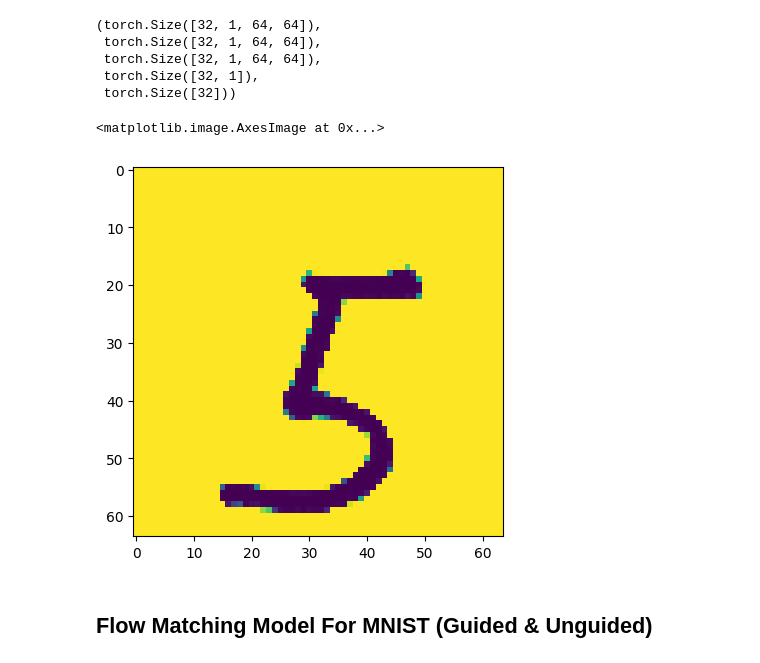
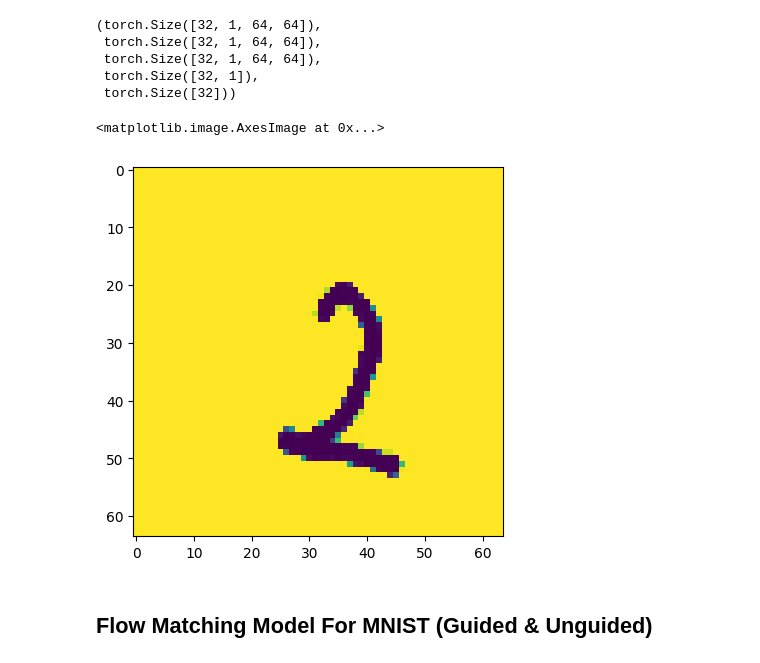
Before and after one commit to arafatshovon/flow-matching-and-llm, a Jupyter notebook: notebooks/Flow_Matching.ipynb, the cells around one changed output. Saved outputs shown, nothing was run; the diff lists cells and outputs as text; code cells hidden in the pictures.

```diff
--- a/notebooks/Flow_Matching.ipynb
+++ b/notebooks/Flow_Matching.ipynb
@@ -257,10 +263,10 @@ image.shape, noise.shape, x_t.shape, t.shape, label.shape
  torch.Size([32, 1]),
  torch.Size([32]))
 # %%
-# plt.imshow(image[10].permute(1,2,0))
+plt.imshow(image[5].permute(1,2,0))
 # %% [output]
 <matplotlib.image.AxesImage at 0x...>
-[figure, old version]
+[figure, new version]
 # %% [markdown]
 ## Flow Matching Model For MNIST **(Guided & Unguided)**
 # %% [markdown]
```
Also changed, not shown: parts of 4 cells of this notebook.
